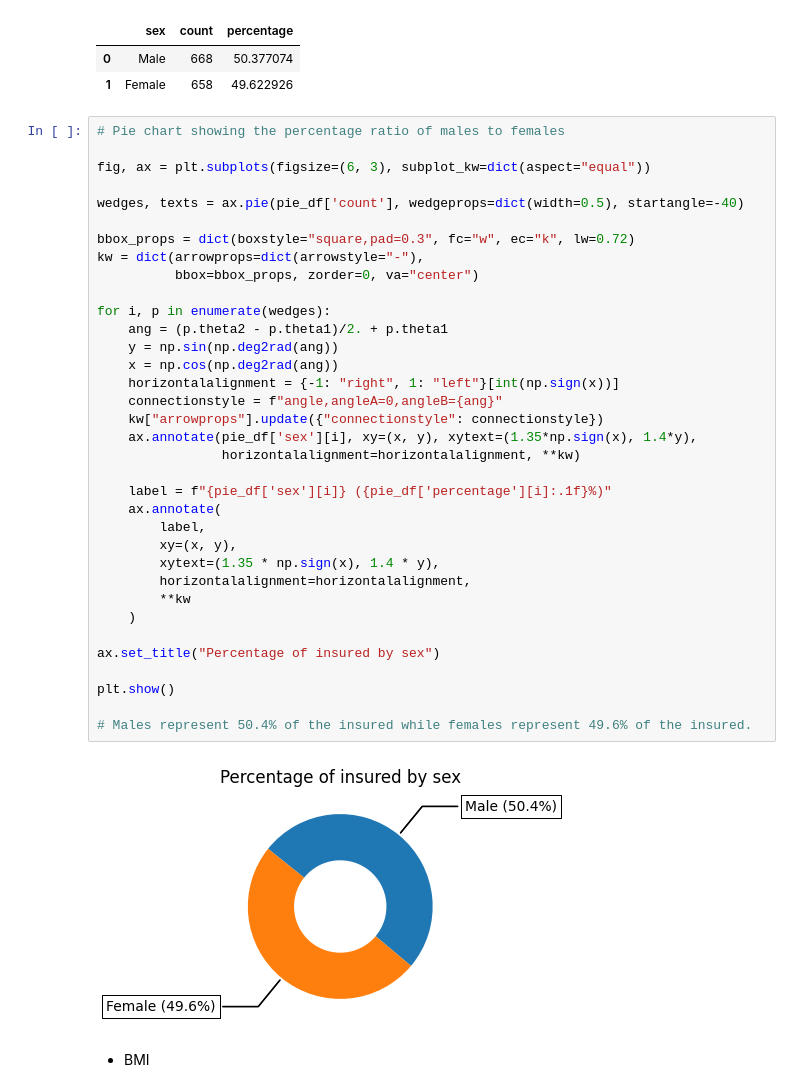
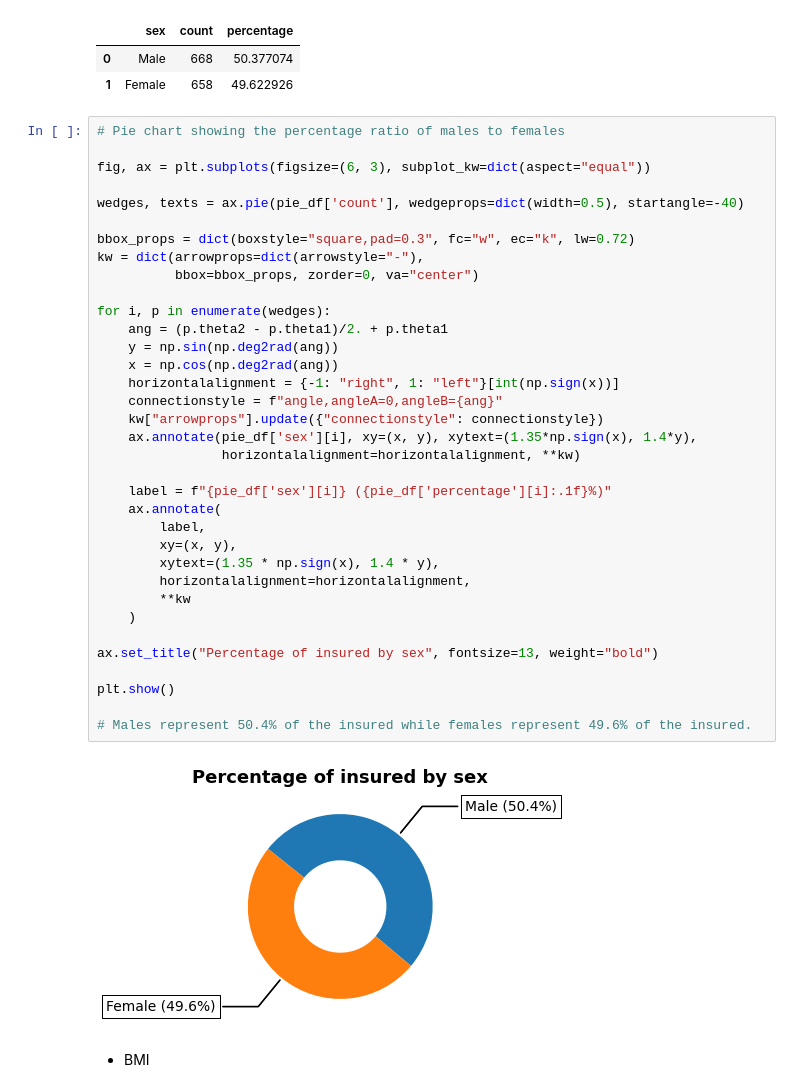
Before and after one commit to MichAdebayo/simplon_insurance_price_prediction, a Jupyter notebook: analysis.ipynb, the cells around one changed output. Saved outputs shown, nothing was run; the diff lists cells and outputs as text.

```diff
--- a/analysis.ipynb
+++ b/analysis.ipynb
@@ -102,35 +114,35 @@ fig, ax = plt.subplots(figsize=(6, 3), subplot_kw=dict(aspect="equal"))
 wedges, texts = ax.pie(pie_df['count'], wedgeprops=dict(width=0.5), startangle=-40)
 
 bbox_props = dict(boxstyle="square,pad=0.3", fc="w", ec="k", lw=0.72)
 kw = dict(arrowprops=dict(arrowstyle="-"),
           bbox=bbox_props, zorder=0, va="center")
 
 for i, p in enumerate(wedges):
     ang = (p.theta2 - p.theta1)/2. + p.theta1
     y = np.sin(np.deg2rad(ang))
     x = np.cos(np.deg2rad(ang))
     horizontalalignment = {-1: "right", 1: "left"}[int(np.sign(x))]
     connectionstyle = f"angle,angleA=0,angleB={ang}"
     kw["arrowprops"].update({"connectionstyle": connectionstyle})
     ax.annotate(pie_df['sex'][i], xy=(x, y), xytext=(1.35*np.sign(x), 1.4*y),
                 horizontalalignment=horizontalalignment, **kw)
 
     label = f"{pie_df['sex'][i]} ({pie_df['percentage'][i]:.1f}%)"
     ax.annotate(
         label,
         xy=(x, y),
         xytext=(1.35 * np.sign(x), 1.4 * y),
         horizontalalignment=horizontalalignment,
         **kw
     )
 
-ax.set_title("Percentage of insured by sex")
+ax.set_title("Percentage of insured by sex", fontsize=13, weight="bold")
 
 plt.show()
 
 # Males represent 50.4% of the insured while females represent 49.6% of the insured.
 # %% [output]
-[figure, old version]
+[figure, new version]
 # %% [markdown]
 - BMI
 # %%
```
Also changed, not shown: parts of 58 cells of this notebook.
